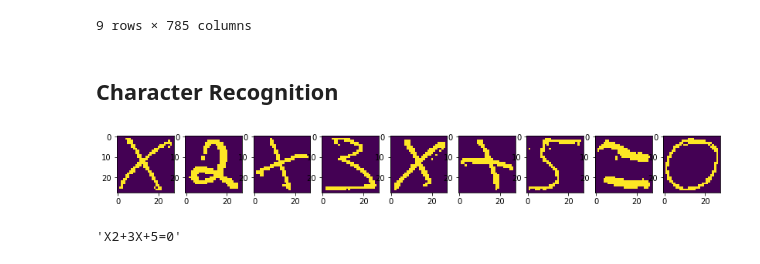
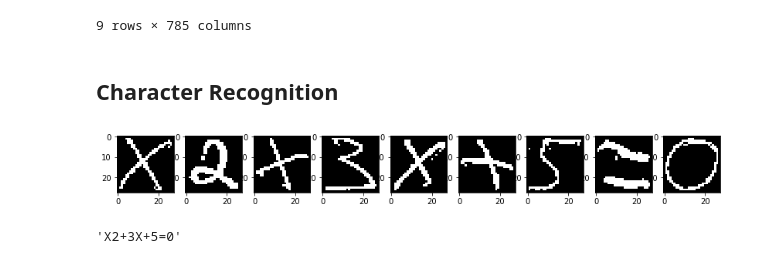
Before and after one commit to OlehOnyshchak/OCR, a Jupyter notebook: Main.ipynb, the cells around one changed output. Drawn from its saved outputs; the diff is of its cells as text; code cells hidden in the pictures.

Commit message:
Corrected visualization in demo

```diff
--- a/Main.ipynb
+++ b/Main.ipynb
@@ -123,15 +123,15 @@ X_data = X_data.values.reshape(-1,28,28,1)
 # %%
 figure(figsize=(14,14))
 
 size = X_data.shape[0]
 for i in range(size):
     v = X_data[i][:,:,0].astype('uint8')
-    img = Image.fromarray(v)
+    img = Image.fromarray(255* v)
 
     plt.subplot(2, size, i + 1)
     plt.imshow(img)
 # %% [output]
-[figure, old version]
+[figure, new version]
 # %%
 df = pd.read_csv(mapping_processed)
 code2char = {}
```
Also changed, not shown: parts of 1 cell of this notebook.
